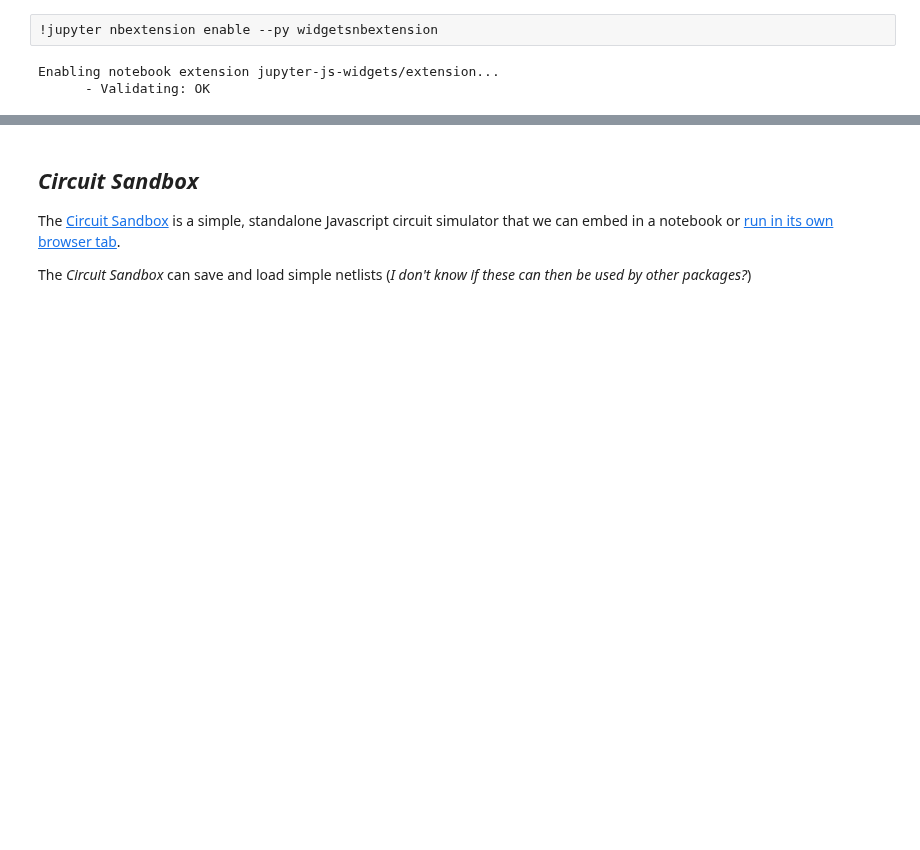
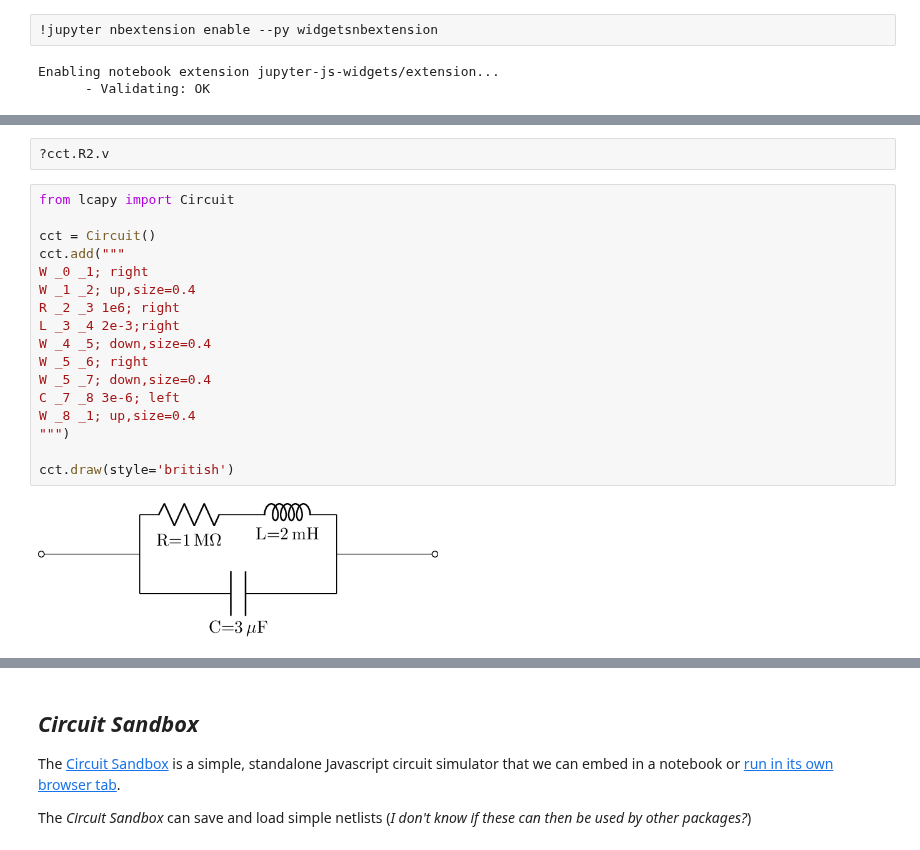
Before and after one commit to psychemedia/showntell, a Jupyter notebook: index_electronics.ipynb, the cells around one changed output, grey strips where cells are left out. Saved outputs shown, nothing was run; the diff lists cells and outputs as text; blank space fills up the shorter version.

```diff
--- a/index_electronics.ipynb
+++ b/index_electronics.ipynb
@@ -185,0 +239,21 @@ A Jupyter Widget
+# %%
+?cct.R2.v
+# %%
+from lcapy import Circuit
+
+cct = Circuit()
+cct.add("""
+W _0 _1; right
+W _1 _2; up,size=0.4
+R _2 _3 1e6; right
+L _3 _4 2e-3;right
+W _4 _5; down,size=0.4
+W _5 _6; right
+W _5 _7; down,size=0.4
+C _7 _8 3e-6; left
+W _8 _1; up,size=0.4
+""")
+
+cct.draw(style='british')
+# %% [output]
+[figure, added]
```
Also changed, not shown: parts of 6 cells of this notebook.
